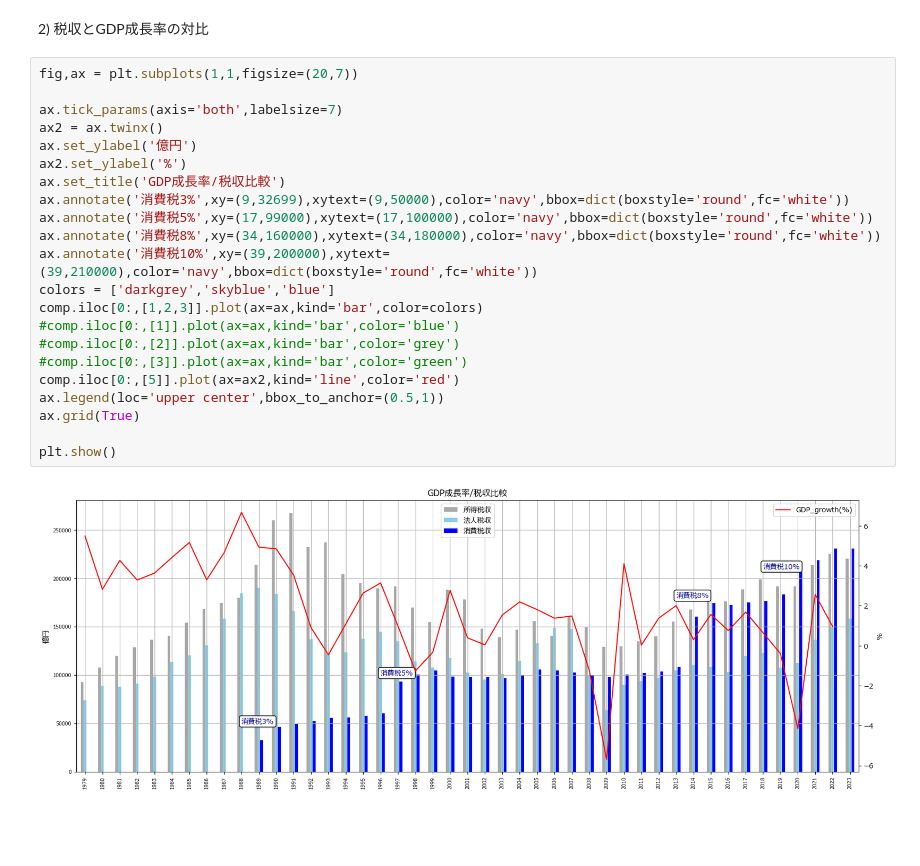
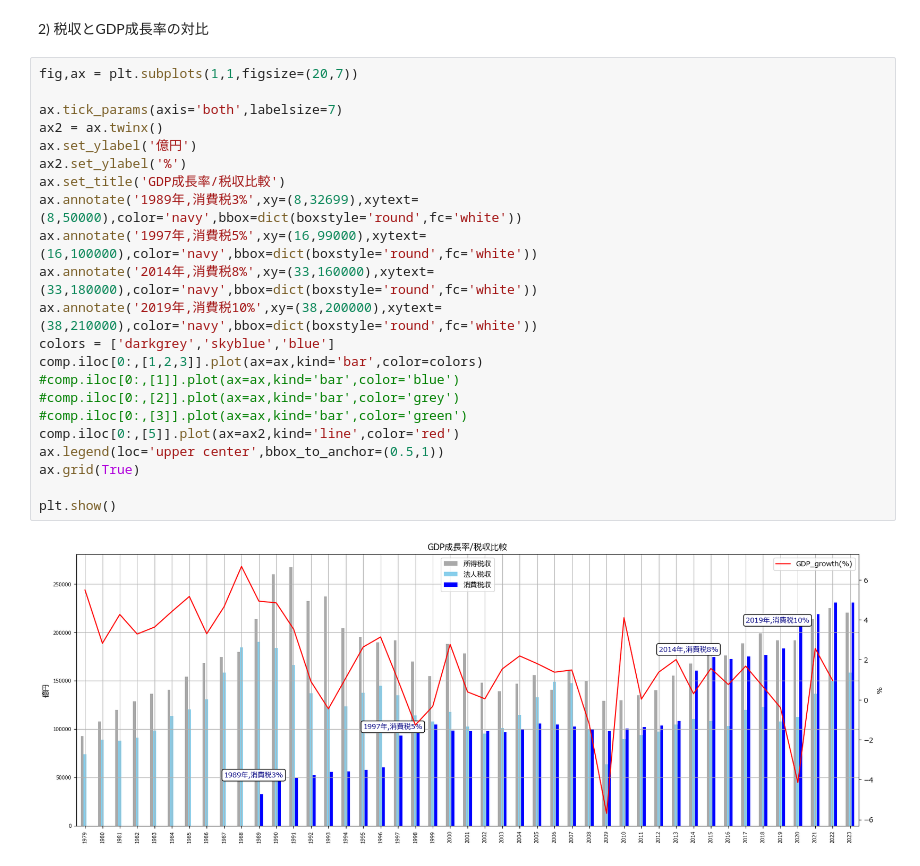
Before and after one commit to Pipikopimame/orbe_public2, a Jupyter notebook: 政府一般会計歳出.ipynb, the cells around one changed output. Cells and saved outputs as stored; diff of their text form; blank space fills up the shorter version.

```diff
--- a/政府一般会計歳出.ipynb
+++ b/政府一般会計歳出.ipynb
@@ -109,24 +132,24 @@ comp.iloc[10:44,6].mean()
 # %%
 fig,ax = plt.subplots(1,1,figsize=(20,7))
 
 ax.tick_params(axis='both',labelsize=7)
 ax2 = ax.twinx()
 ax.set_ylabel('億円')
 ax2.set_ylabel('%')
 ax.set_title('GDP成長率/税収比較')
-ax.annotate('消費税3%',xy=(9,32699),xytext=(9,50000),color='navy',bbox=dict(boxstyle='round',fc='white'))
-ax.annotate('消費税5%',xy=(17,99000),xytext=(17,100000),color='navy',bbox=dict(boxstyle='round',fc='white'))
-ax.annotate('消費税8%',xy=(34,160000),xytext=(34,180000),color='navy',bbox=dict(boxstyle='round',fc='white'))
-ax.annotate('消費税10%',xy=(39,200000),xytext=(39,210000),color='navy',bbox=dict(boxstyle='round',fc='white'))
+ax.annotate('1989年,消費税3%',xy=(8,32699),xytext=(8,50000),color='navy',bbox=dict(boxstyle='round',fc='white'))
+ax.annotate('1997年,消費税5%',xy=(16,99000),xytext=(16,100000),color='navy',bbox=dict(boxstyle='round',fc='white'))
+ax.annotate('2014年,消費税8%',xy=(33,160000),xytext=(33,180000),color='navy',bbox=dict(boxstyle='round',fc='white'))
+ax.annotate('2019年,消費税10%',xy=(38,200000),xytext=(38,210000),color='navy',bbox=dict(boxstyle='round',fc='white'))
 colors = ['darkgrey','skyblue','blue']
 comp.iloc[0:,[1,2,3]].plot(ax=ax,kind='bar',color=colors)
 #comp.iloc[0:,[1]].plot(ax=ax,kind='bar',color='blue')
 #comp.iloc[0:,[2]].plot(ax=ax,kind='bar',color='grey')
 #comp.iloc[0:,[3]].plot(ax=ax,kind='bar',color='green')
 comp.iloc[0:,[5]].plot(ax=ax2,kind='line',color='red')
 ax.legend(loc='upper center',bbox_to_anchor=(0.5,1))
 ax.grid(True)
 
 plt.show()
 # %% [output]
-[figure, old version]
+[figure, new version]
```
Also changed, not shown: parts of 3 cells of this notebook.
